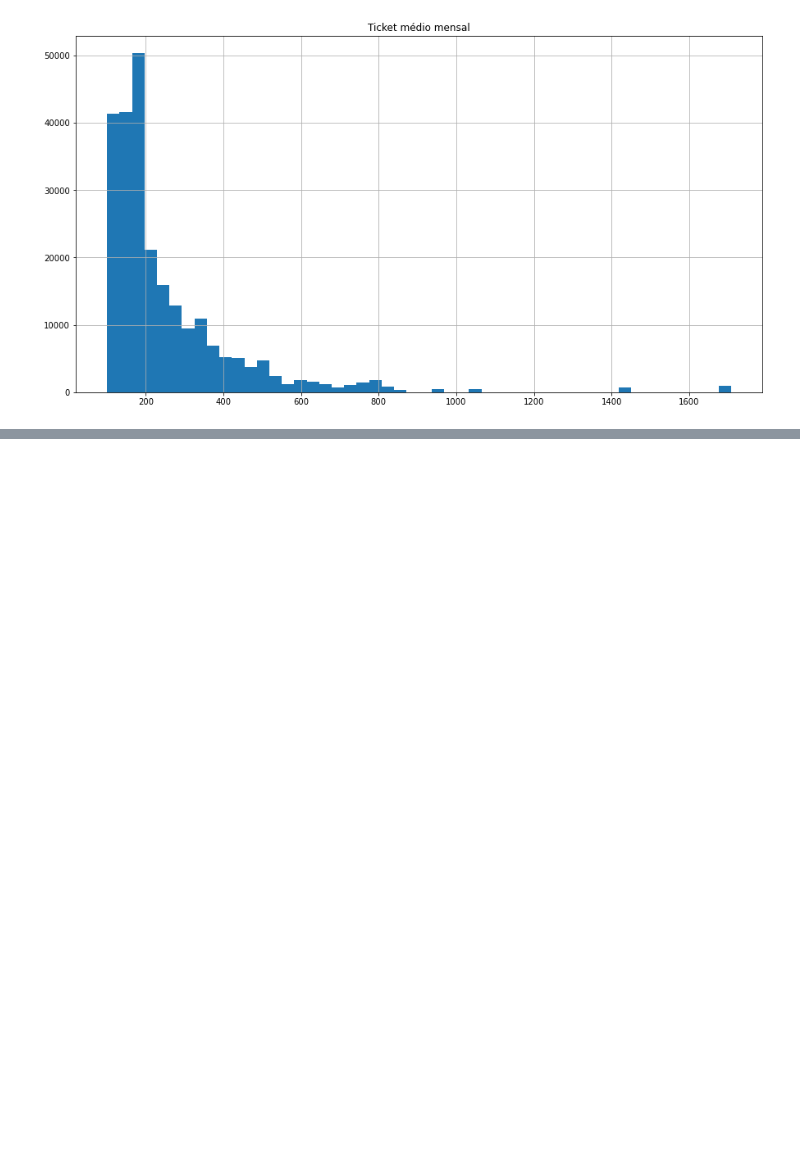
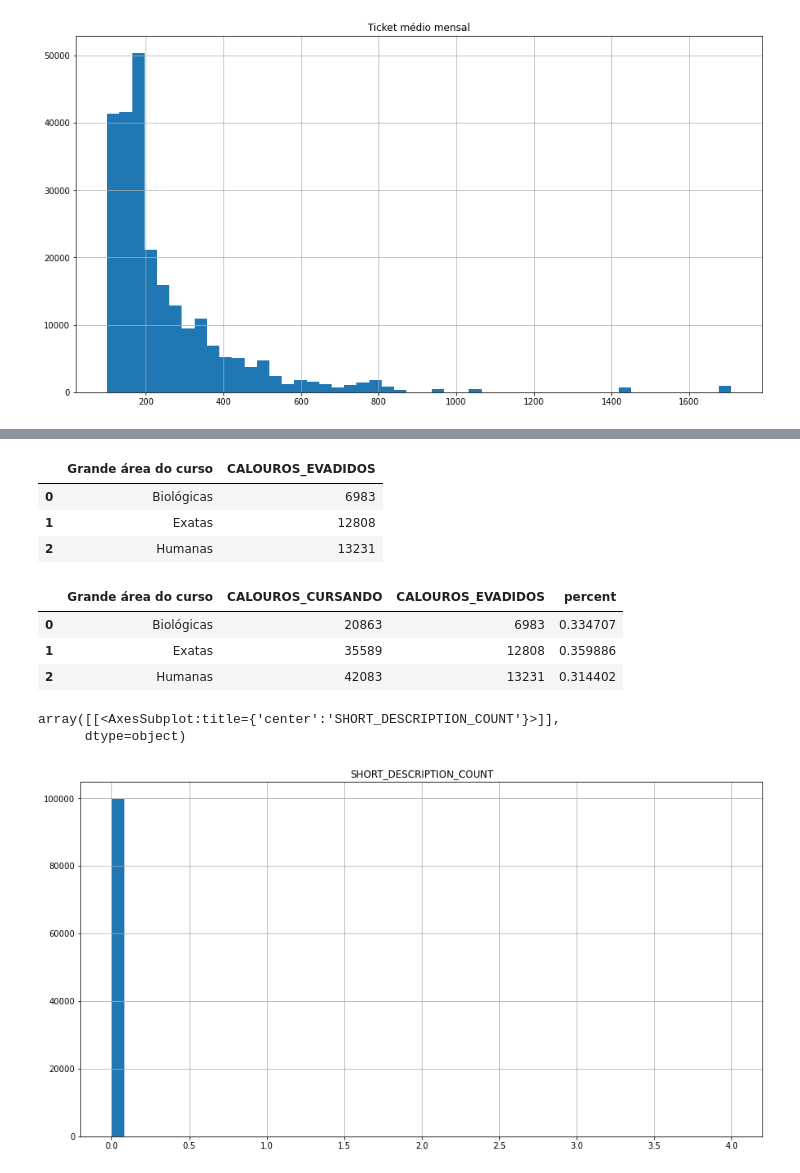
Before and after one commit to BrunoASNascimento/teste_kroton_covid_ds, a Jupyter notebook: analysis.ipynb, the cells around one changed output, grey strips where cells are left out. Saved outputs shown, nothing was run; the diff lists cells and outputs as text; code cells hidden in the pictures; blank space fills up the shorter version.

```diff
--- a/analysis.ipynb
+++ b/analysis.ipynb
@@ -133,0 +180,30 @@ array([[<AxesSubplot:title={'center':'Ticket médio mensal'}>]],
+# %%
+df_base_calouros_with_curso_evadidos = df_base_calouros_with_curso[df_base_calouros_with_curso['SITUACAO_ALUNO'].isin(["E"])]
+
+calouros_cursando = df_base_calouros_with_curso_cursando['CODIGO_ALUNO'].drop_duplicates()
+
+df_base_calouros_with_curso_evadidos_cursando = df_base_calouros_with_curso_evadidos[df_base_calouros_with_curso_evadidos['CODIGO_ALUNO'].isin(calouros_cursando)]
+
+
+
+df_base_calouros_with_curso_evadidos_cursando_total = df_base_calouros_with_curso_evadidos_cursando.groupby(['Grande área do curso'],as_index=False)['CODIGO_ALUNO'].nunique().rename(columns={'CODIGO_ALUNO':'CALOUROS_EVADIDOS'})
+df_base_calouros_with_curso_evadidos_cursando_total
+# %% [output]
+|  | Grande área do curso | CALOUROS_EVADIDOS |
+| 0 | Biológicas | 6983 |
+| 1 | Exatas | 12808 |
+| 2 | Humanas | 13231 |
+# %%
+df_curso_resume = pd.merge(
+    df_base_calouros_with_curso_cursando_total,
+    df_base_calouros_with_curso_evadidos_cursando_total,
+    how='left',
+    on='Grande área do curso'
+    )
+df_curso_resume['percent'] = df_curso_resume['CALOUROS_EVADIDOS']/df_curso_resume['CALOUROS_CURSANDO']
+df_curso_resume
+# %% [output]
+|  | Grande área do curso | CALOUROS_CURSANDO | CALOUROS_EVADIDOS | percent |
+| 0 | Biológicas | 20863 | 6983 | 0.334707 |
+| 1 | Exatas | 35589 | 12808 | 0.359886 |
+| 2 | Humanas | 42083 | 13231 | 0.314402 |
@@ -133,0 +224,6 @@ array([[<AxesSubplot:title={'center':'Ticket médio mensal'}>]],
+# %%
+df_base_calouros_with_curso_and_chamado[df_base_calouros_with_curso_and_chamado['SITUACAO_ALUNO'].isin(["C","F","R","S","M"])].hist(column='SHORT_DESCRIPTION_COUNT',bins=50,figsize=(15,8))
+# %% [output]
+array([[<AxesSubplot:title={'center':'SHORT_DESCRIPTION_COUNT'}>]],
+      dtype=object)
+[figure, added]
```
Also changed, not shown: parts of 8 cells of this notebook.
